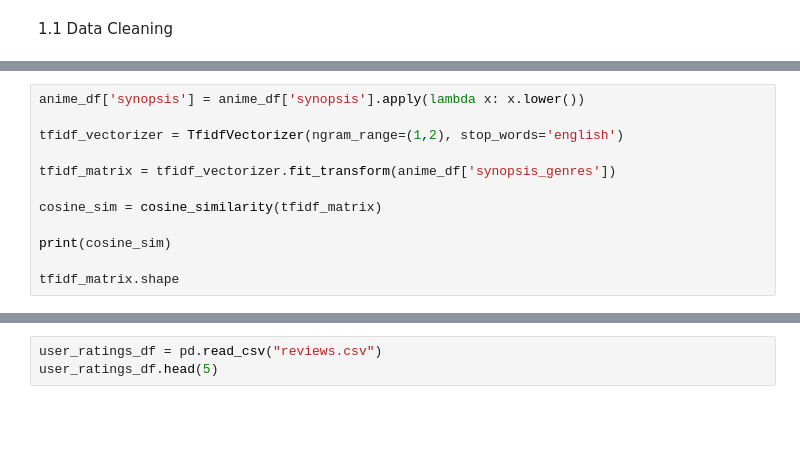
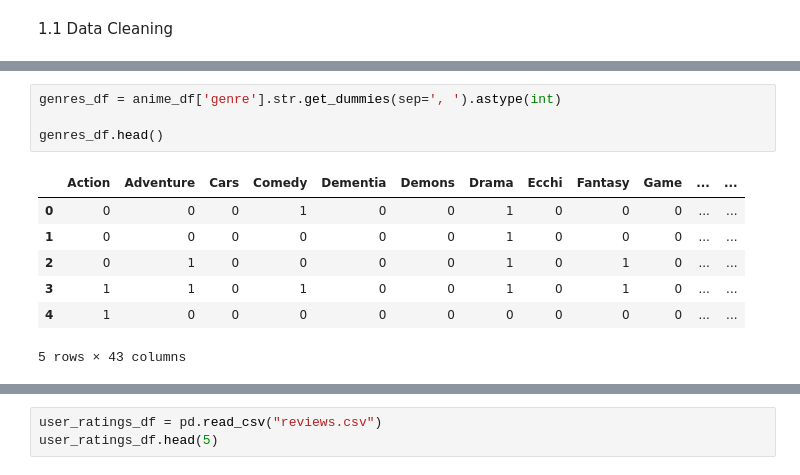
Before and after one commit to Haaris-Syed/AnimeRecommender, a Jupyter notebook: AnimeDataset-Preprocessing.ipynb, the cells around one changed output, grey strips where cells are left out. Cells and saved outputs as stored; diff of their text form; blank space fills up the shorter version.

```diff
--- a/AnimeDataset-Preprocessing.ipynb
+++ b/AnimeDataset-Preprocessing.ipynb
@@ -84,12 +74,0 @@ anime_df.dtypes
-# %%
-anime_df['synopsis'] = anime_df['synopsis'].apply(lambda x: x.lower())
-
-tfidf_vectorizer = TfidfVectorizer(ngram_range=(1,2), stop_words='english')
-
-tfidf_matrix = tfidf_vectorizer.fit_transform(anime_df['synopsis_genres'])
-
-cosine_sim = cosine_similarity(tfidf_matrix)
-
-print(cosine_sim)
-
-tfidf_matrix.shape
@@ -152,0 +102,12 @@ get_similar_anime("Shingeki no Kyojin", 10, alpha=0.5, beta=0.5)
+# %%
+genres_df = anime_df['genre'].str.get_dummies(sep=', ').astype(int)
+
+genres_df.head()
+# %% [output]
+|  | Action | Adventure | Cars | Comedy | Dementia | Demons | Drama | Ecchi | Fantasy | Game | ... | ... |
+| 0 | 0 | 0 | 0 | 1 | 0 | 0 | 1 | 0 | 0 | 0 | ... | ... |
+| 1 | 0 | 0 | 0 | 0 | 0 | 0 | 1 | 0 | 0 | 0 | ... | ... |
+| 2 | 0 | 1 | 0 | 0 | 0 | 0 | 1 | 0 | 1 | 0 | ... | ... |
+| 3 | 1 | 1 | 0 | 1 | 0 | 0 | 1 | 0 | 1 | 0 | ... | ... |
+| 4 | 1 | 0 | 0 | 0 | 0 | 0 | 0 | 0 | 0 | 0 | ... | ... |
+5 rows × 43 columns
```
Also changed, not shown: parts of 20 cells of this notebook.
